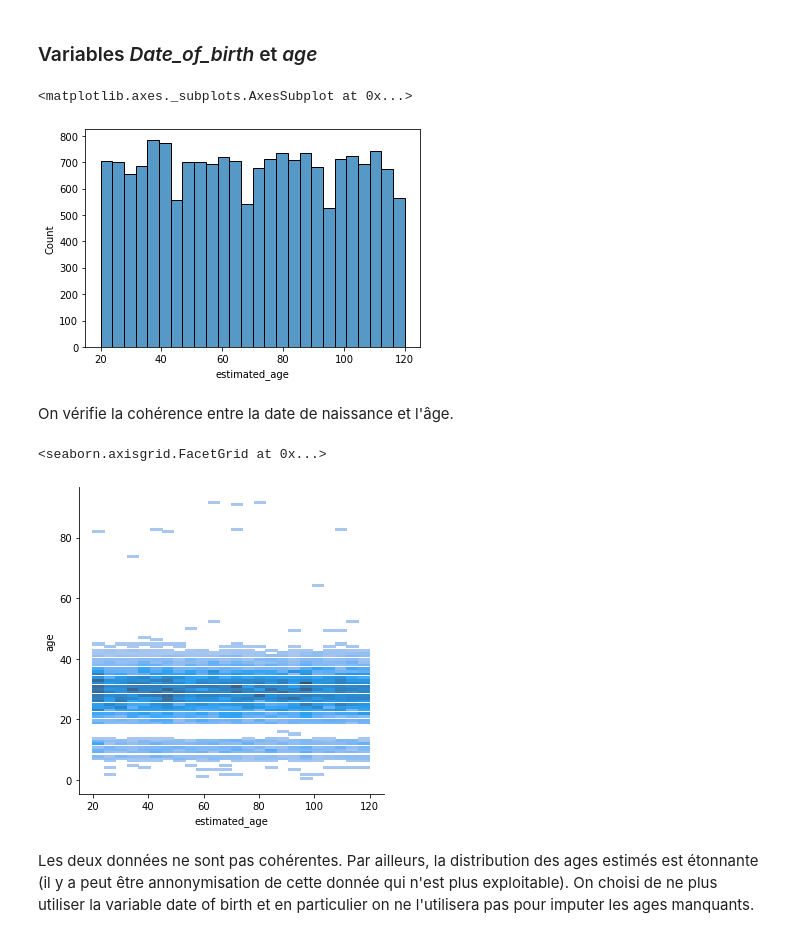
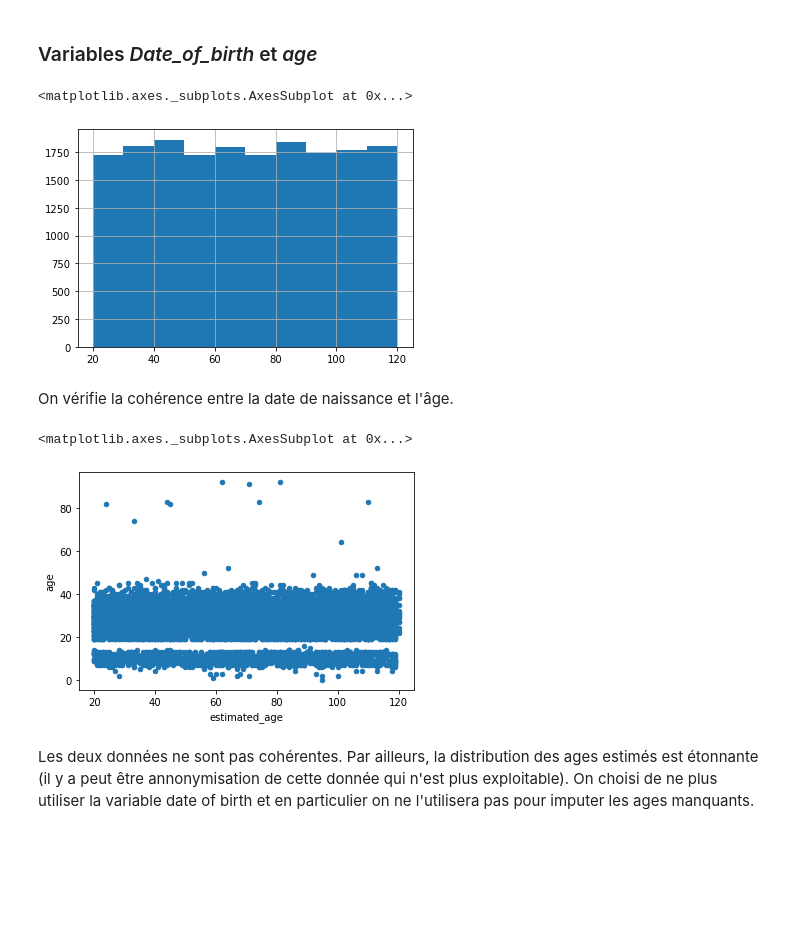
Before and after one commit to clmbst/inria_aphp, a Jupyter notebook: pre_processing.ipynb, the cells around one changed output. Cells and saved outputs as stored; diff of their text form; code cells hidden in the pictures; blank space fills up the shorter version.

```diff
--- a/pre_processing.ipynb
+++ b/pre_processing.ipynb
@@ -111,18 +120,18 @@ df_patient['clean_date_of_birth'] = df_patient['date_of_birth'].\
 # Estimate the age of the patient base on the assumption that we are in march 2020
 df_patient['estimated_age'] = datetime(2020, 3, 1) - df_patient.clean_date_of_birth
 df_patient.estimated_age = df_patient.estimated_age.dt.days//365.25
-# %%
-sns.histplot(df_patient.estimated_age)
-# %% [output]
-<matplotlib.axes._subplots.AxesSubplot at 0x...>
-[figure, removed]
+# %%
+df_patient.estimated_age.hist()
+# %% [output]
+<matplotlib.axes._subplots.AxesSubplot at 0x...>
+[figure, added]
 # %% [markdown]
 On vérifie la cohérence entre la date de naissance et l'âge.
 # %%
-sns.displot(df_patient, x="estimated_age", y="age")
+df_patient.plot.scatter(x="estimated_age", y="age")
 # %% [output]
-<seaborn.axisgrid.FacetGrid at 0x...>
+<matplotlib.axes._subplots.AxesSubplot at 0x...>
-[figure, old version]
+[figure, new version]
 # %% [markdown]
 Les deux données ne sont pas cohérentes. Par ailleurs, la distribution des ages estimés est étonnante (il y a peut être annonymisation de cette donnée qui n'est plus exploitable). On choisi de ne plus utiliser la variable date of birth et en particulier on ne l'utilisera pas pour imputer les ages manquants.
 # %% [markdown]
```
Also changed, not shown: parts of 5 cells of this notebook, 19 other files.
